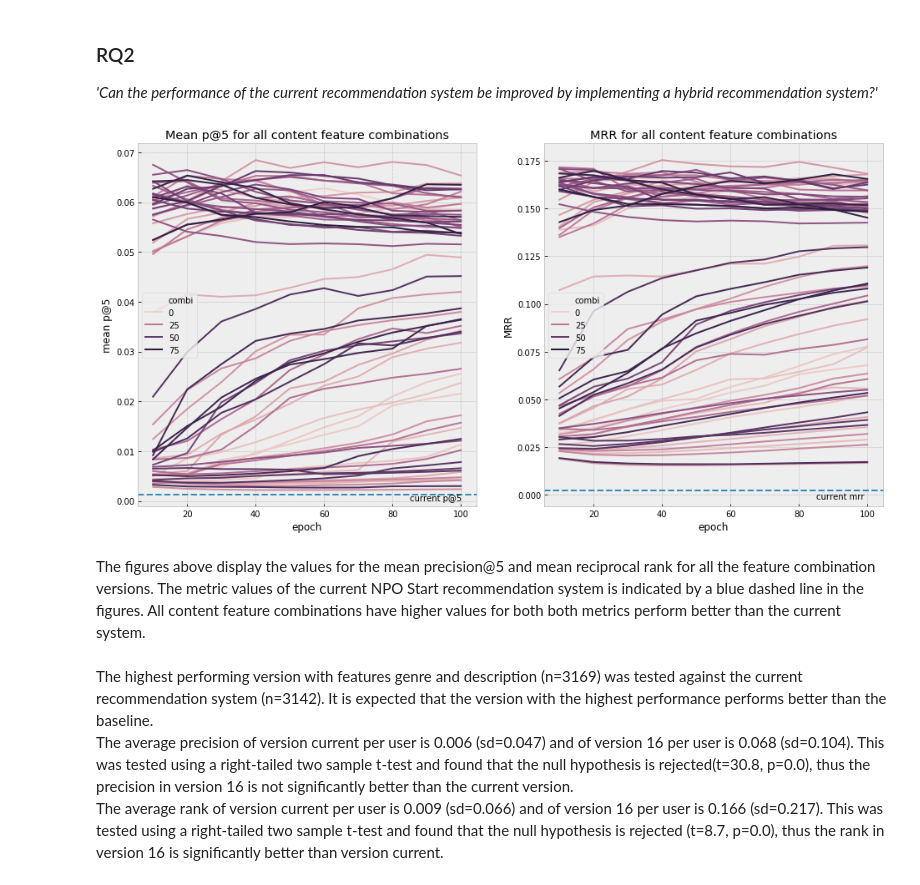
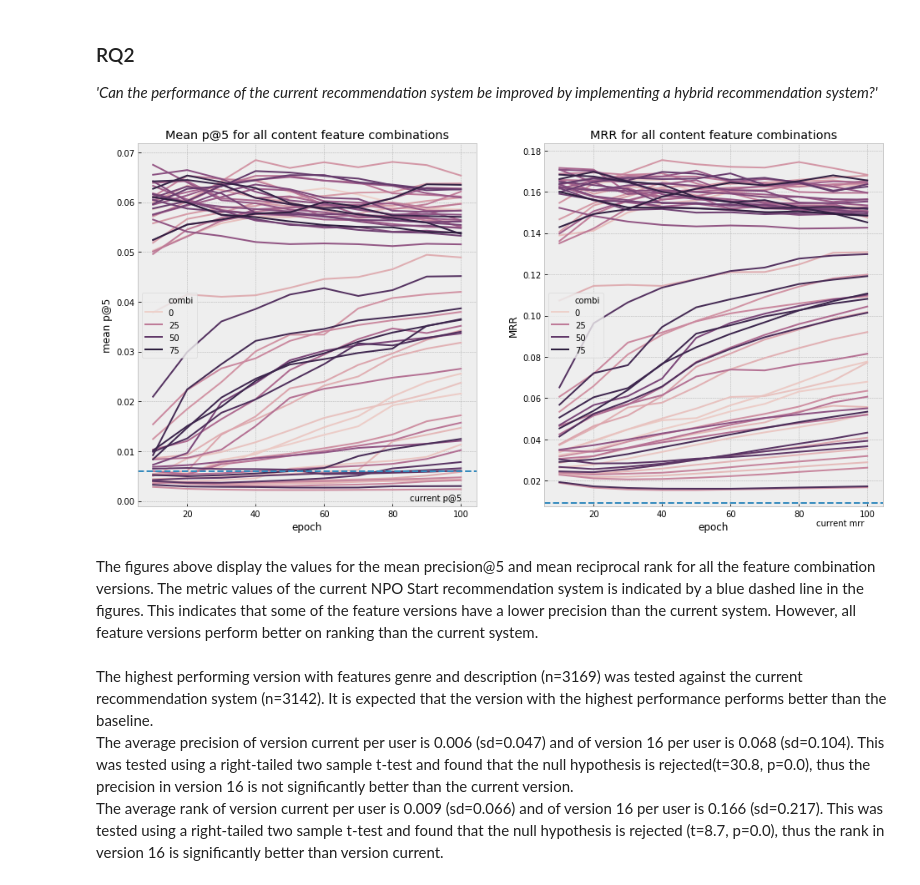
Before and after one commit to ekapel22/masterthesis, a Jupyter notebook: research_questions.ipynb, the cells around one changed output. Drawn from its saved outputs; the diff is of its cells as text; code cells hidden in the pictures.

```diff
--- a/research_questions.ipynb
+++ b/research_questions.ipynb
@@ -114,20 +114,20 @@ pd.options.display.max_columns = 500
 # %%
 f, axes = plt.subplots(1, 2, figsize=(16,8))
 ax = sns.lineplot(x="epoch", y="test_p5",data=df, hue='combi', ax=axes[0])
 axes[0].set_title("Mean p@5 for all content feature combinations")
 axes[0].set(ylabel='mean p@5')
-axes[0].axhline(0.001337, ls='--')
+axes[0].axhline(0.006, ls='--')
 axes[0].text(85, 0.0, "current p@5")
 ax = sns.lineplot(x="epoch", y="test_r-rank",data=df, hue='combi', ax=axes[1])
 axes[1].set_title("MRR for all content feature combinations")
 axes[1].set(ylabel='MRR')
-axes[1].axhline(0.002513, ls='--')
+axes[1].axhline(0.009, ls='--')
 axes[1].text(85, -0.002, "current mrr")
 plt.show()
 # %% [output]
-[figure, old version]
+[figure, new version]
 # %% [markdown]
-The figures above display the values for the mean precision@5 and mean reciprocal rank for all the feature combination versions. The metric values of the current NPO Start recommendation system is indicated by a blue dashed line in the figures. All content feature combinations have higher values for both both metrics perform better than the current system.
+The figures above display the values for the mean precision@5 and mean reciprocal rank for all the feature combination versions. The metric values of the current NPO Start recommendation system is indicated by a blue dashed line in the figures. This indicates that some of the feature versions have a lower precision than the current system. However, all feature versions perform better on ranking than  the current system.
 # %% [markdown]
 The highest performing version with features genre and description (n=3169) was tested against the current recommendation system (n=3142). It is expected that the version with the highest performance performs better than the baseline. <br>
 The average precision of version current per user is 0.006 (sd=0.047) and of version 16 per user is 0.068 (sd=0.104). This was tested using a right-tailed two sample t-test and found that the null hypothesis is rejected(t=30.8, p=0.0), thus the precision in version 16 is not significantly better than the current version. <br>
```
